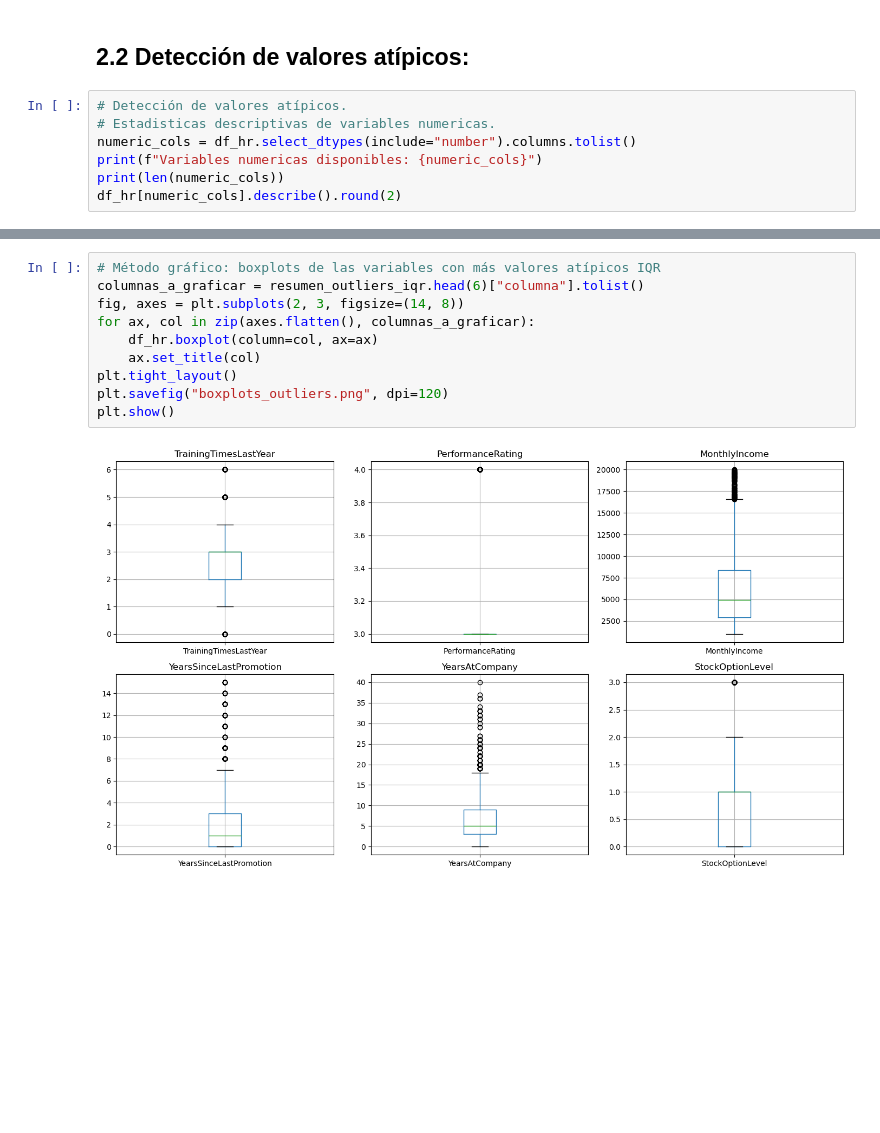
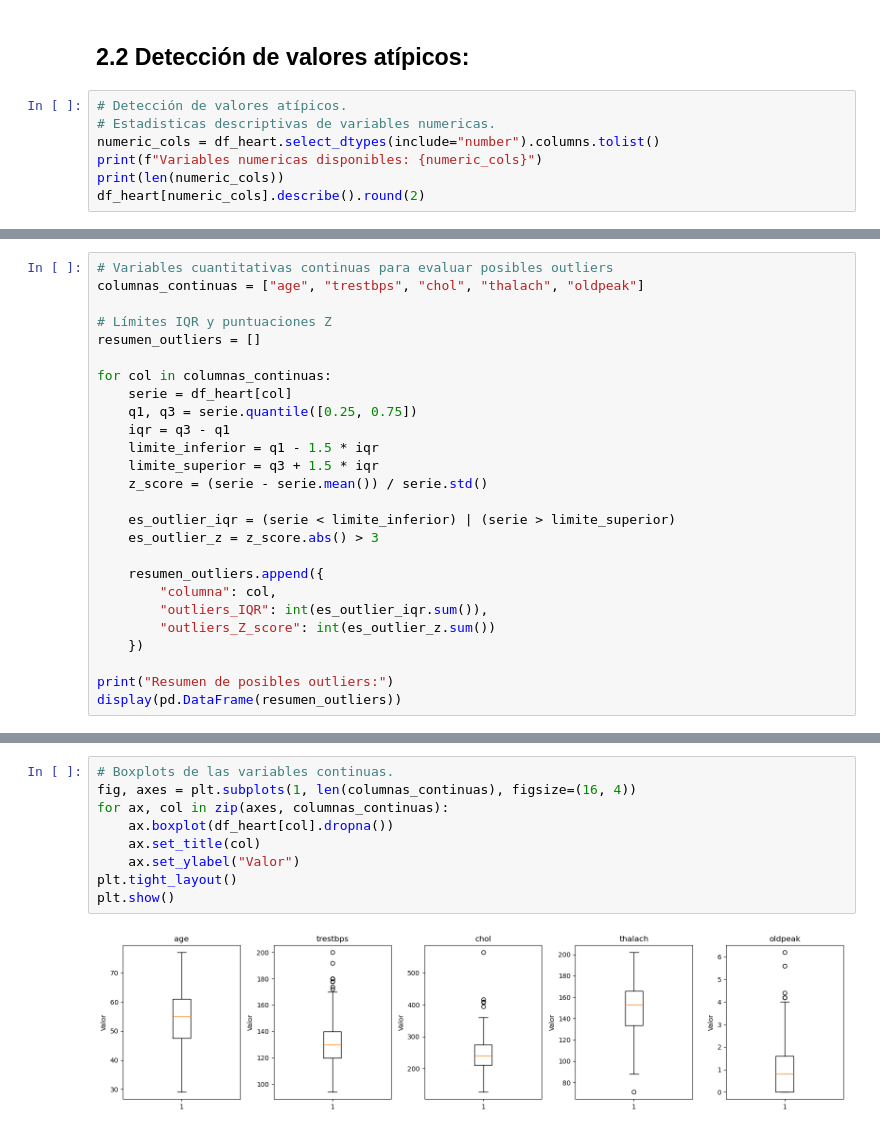
Before and after one commit to TiagoV69/analisis-datos-evento2-grupo7, a Jupyter notebook: 02_eda/02_eda_hr.ipynb, the cells around one changed output, grey strips where cells are left out. Saved outputs shown, nothing was run; the diff lists cells and outputs as text; blank space fills up the shorter version.

```diff
--- a/02_eda/02_eda_hr.ipynb
+++ b/02_eda/02_eda_hr.ipynb
@@ -77,8 +97,8 @@ Columnas constantes encontradas: ['EmployeeCount', 'Over18', 'StandardHours']
 # %%
 # Detección de valores atípicos.
 # Estadisticas descriptivas de variables numericas.
-numeric_cols = df_hr.select_dtypes(include="number").columns.tolist()
+numeric_cols = df_heart.select_dtypes(include="number").columns.tolist()
 print(f"Variables numericas disponibles: {numeric_cols}")
 print(len(numeric_cols))
-df_hr[numeric_cols].describe().round(2)
+df_heart[numeric_cols].describe().round(2)
 # %% [output]
@@ -144,0 +147,26 @@ dtype: int64
+# %%
+# Variables cuantitativas continuas para evaluar posibles outliers
+columnas_continuas = ["age", "trestbps", "chol", "thalach", "oldpeak"]
+
+# Límites IQR y puntuaciones Z
+resumen_outliers = []
+
+for col in columnas_continuas:
+    serie = df_heart[col]
+    q1, q3 = serie.quantile([0.25, 0.75])
+    iqr = q3 - q1
+    limite_inferior = q1 - 1.5 * iqr
+    limite_superior = q3 + 1.5 * iqr
+    z_score = (serie - serie.mean()) / serie.std()
+
+    es_outlier_iqr = (serie < limite_inferior) | (serie > limite_superior)
+    es_outlier_z = z_score.abs() > 3
+
+    resumen_outliers.append({
+        "columna": col,
+        "outliers_IQR": int(es_outlier_iqr.sum()),
+        "outliers_Z_score": int(es_outlier_z.sum())
+    })
+
+print("Resumen de posibles outliers:")
+display(pd.DataFrame(resumen_outliers))
@@ -145,12 +181,11 @@ dtype: int64
 # %%
-# Método gráfico: boxplots de las variables con más valores atípicos IQR
-columnas_a_graficar = resumen_outliers_iqr.head(6)["columna"].tolist()
-fig, axes = plt.subplots(2, 3, figsize=(14, 8))
-for ax, col in zip(axes.flatten(), columnas_a_graficar):
-    df_hr.boxplot(column=col, ax=ax)
+# Boxplots de las variables continuas.
+fig, axes = plt.subplots(1, len(columnas_continuas), figsize=(16, 4))
+for ax, col in zip(axes, columnas_continuas):
+    ax.boxplot(df_heart[col].dropna())
     ax.set_title(col)
+    ax.set_ylabel("Valor")
 plt.tight_layout()
-plt.savefig("boxplots_outliers.png", dpi=120)
 plt.show()
 # %% [output]
-[figure, old version]
+[figure, new version]
```
Also changed, not shown: parts of 19 cells of this notebook.
